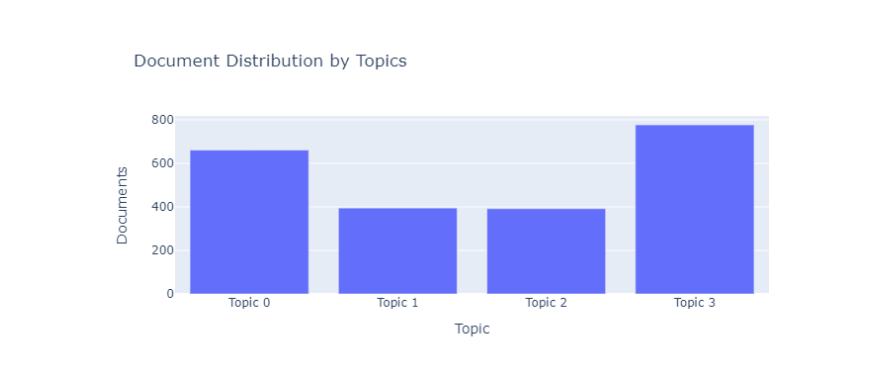
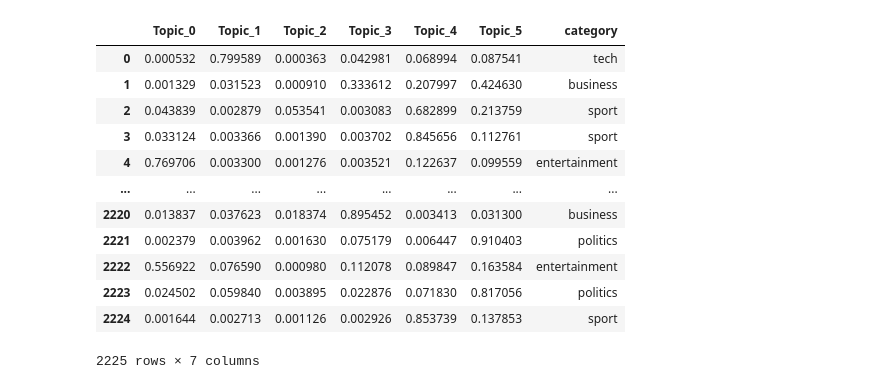
Before and after one commit to derevirn/pycaret-book, a Jupyter notebook: NLP/NLP.ipynb, the cells around one changed output. Cells and saved outputs as stored; diff of their text form; code cells hidden in the pictures.

```diff
--- a/NLP/NLP.ipynb
+++ b/NLP/NLP.ipynb
@@ -34,4 +20,24 @@ lda = create_model('lda')
-# %%
-plot_model(lda, plot ='topic_distribution')
-# %% [output]
-[figure, removed]
+# %%
+data_assigned = nlp.assign_model(lda)
+# %%
+cols = ['Topic_0', 'Topic_1', 'Topic_2',
+        'Topic_3', 'Topic_4', 'Topic_5',
+        'category']
+
+data_assigned_ = data_assigned[cols]
+
+data_assigned_
+# %% [output]
+|  | Topic_0 | Topic_1 | Topic_2 | Topic_3 | Topic_4 | Topic_5 | category |
+| 0 | 0.000532 | 0.799589 | 0.000363 | 0.042981 | 0.068994 | 0.087541 | tech |
+| 1 | 0.001329 | 0.031523 | 0.000910 | 0.333612 | 0.207997 | 0.424630 | business |
+| 2 | 0.043839 | 0.002879 | 0.053541 | 0.003083 | 0.682899 | 0.213759 | sport |
+| 3 | 0.033124 | 0.003366 | 0.001390 | 0.003702 | 0.845656 | 0.112761 | sport |
+| 4 | 0.769706 | 0.003300 | 0.001276 | 0.003521 | 0.122637 | 0.099559 | entertainment |
+| ... | ... | ... | ... | ... | ... | ... | ... |
+| 2220 | 0.013837 | 0.037623 | 0.018374 | 0.895452 | 0.003413 | 0.031300 | business |
+| 2221 | 0.002379 | 0.003962 | 0.001630 | 0.075179 | 0.006447 | 0.910403 | politics |
+| 2222 | 0.556922 | 0.076590 | 0.000980 | 0.112078 | 0.089847 | 0.163584 | entertainment |
+| 2223 | 0.024502 | 0.059840 | 0.003895 | 0.022876 | 0.071830 | 0.817056 | politics |
+| 2224 | 0.001644 | 0.002713 | 0.001126 | 0.002926 | 0.853739 | 0.137853 | sport |
+2225 rows × 7 columns
```
Also changed, not shown: parts of 7 cells of this notebook.
